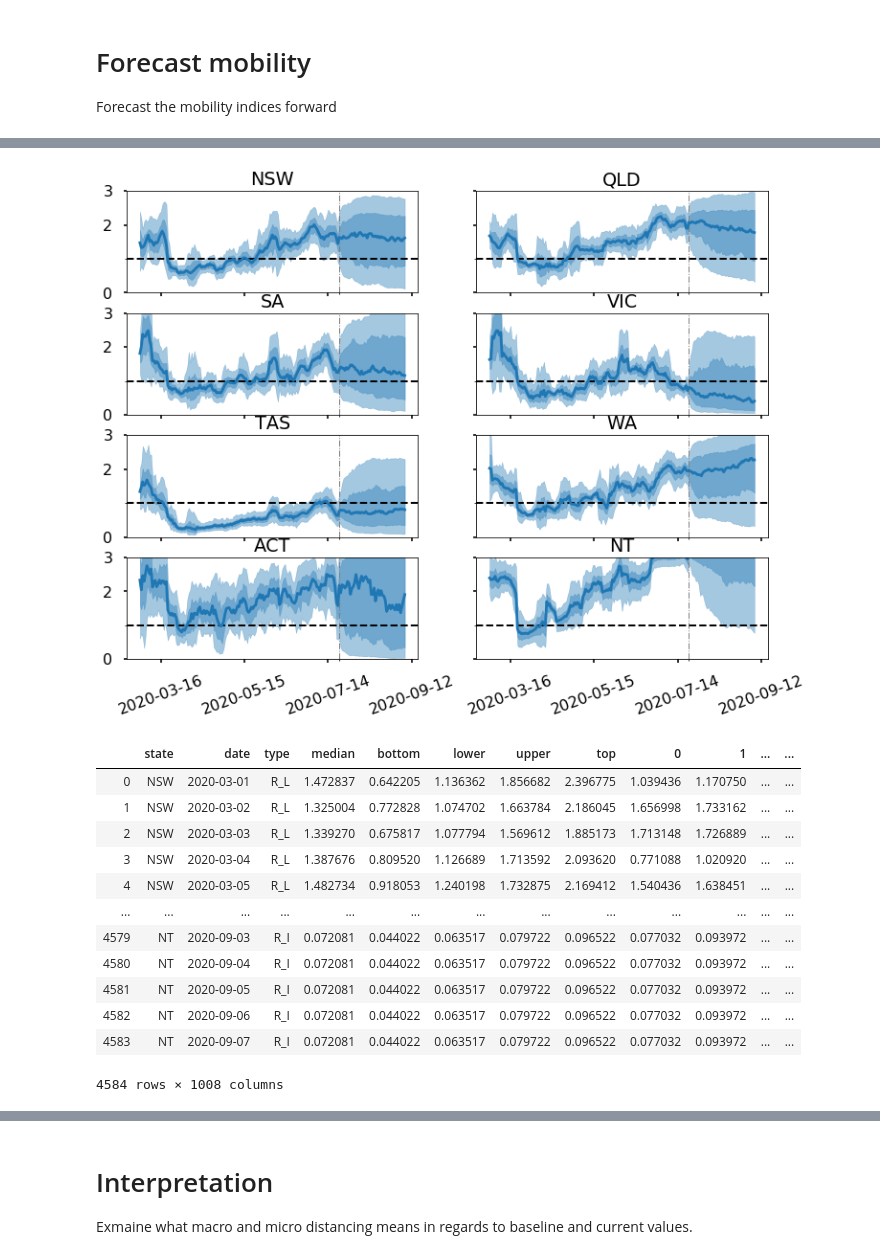
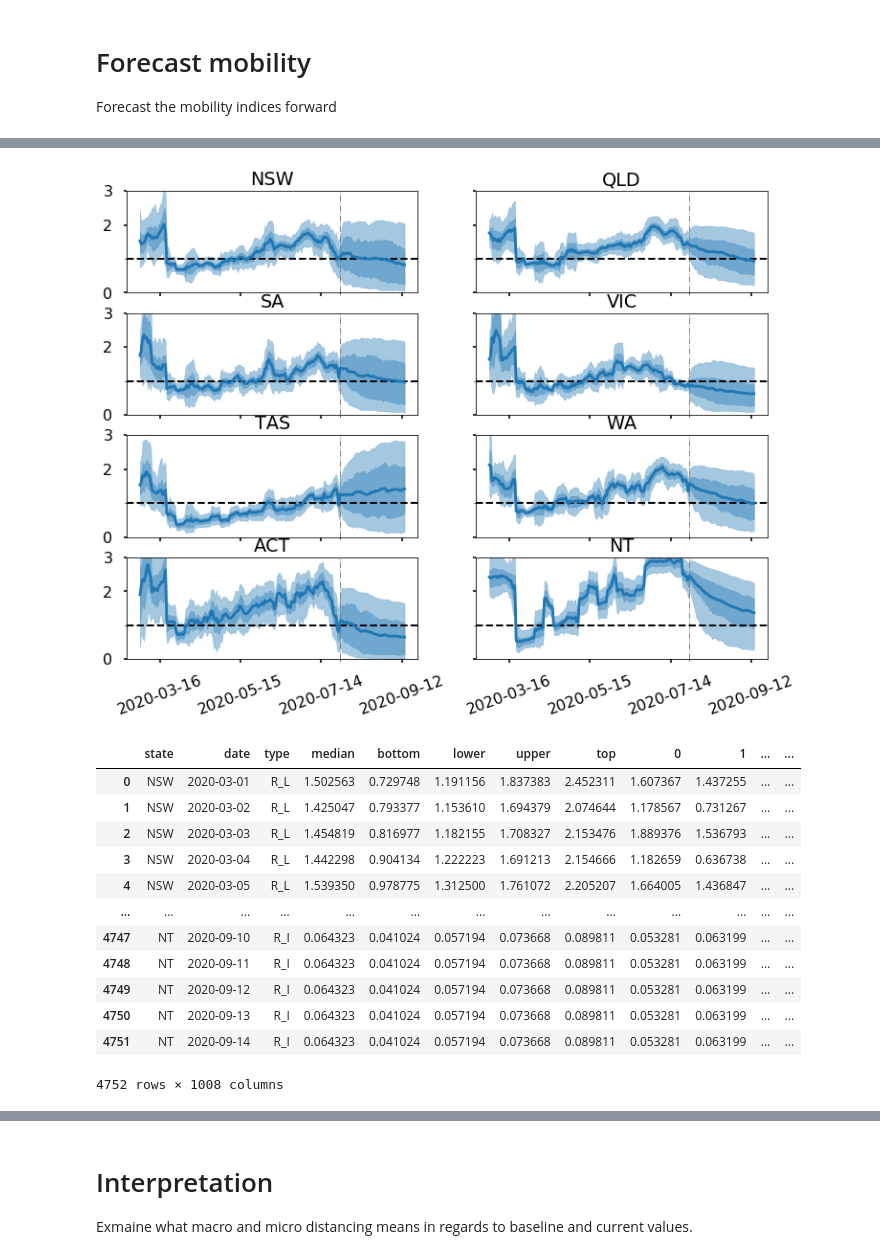
Before and after one commit to tdennisliu/covid19-forecasting-aus, a Jupyter notebook: model/forecast.ipynb, the cells around one changed output, grey strips where cells are left out. Drawn from its saved outputs; the diff is of its cells as text; code cells hidden in the pictures.

```diff
--- a/model/forecast.ipynb
+++ b/model/forecast.ipynb
@@ -65,7 +65,7 @@ def read_in_google(Aus_only=True,local=False,moving=False):
     print("Last Google date is "+ str(df.date.values[-1]) )
     return df
 
-def read_in_posterior(date='2020-07-18'):
+def read_in_posterior(date='2020-07-30'):
     """
     read in samples from posterior from inference
     """
@@ -100,7 +100,7 @@ Last Google date is 2020-07-21T00:00:00.000000000
 surveys = pd.read_csv("../data/md/Barometer wave 1 to 10.csv",parse_dates = ['date'])
 surveys = surveys.append(pd.read_csv("../data/md/Barometer wave 11 complience.csv",parse_dates=['date'])) #they spelt compliance wrong??
 
-for i in range(12,17):
+for i in range(12,19):
     surveys = surveys.append(pd.read_csv("../data/md/Barometer wave "+str(i)+" compliance.csv",parse_dates=['date']))
 
 surveys.loc[surveys.state!='ACT','state'] = surveys.loc[surveys.state!='ACT','state'].map(states_initials).fillna(surveys.loc[surveys.state!='ACT','state'])
@@ -111,7 +111,8 @@ always =surveys.loc[surveys.response=='Always'].set_index(["state",'date'])
 always = always.unstack(['state'])
 
 #fill in date range
-idx = pd.date_range('2020-03-01','2020-07-27')
+
+idx = pd.date_range('2020-03-01',pd.to_datetime("today"))
 
 always = always.reindex(idx, fill_value=np.nan)
 
@@ -701,35 +704,35 @@ To retain the current behavior and silence the warning, pass 'sort=True'.
 # %%
 fig, ax = plt.subplots(figsize=(12,9), nrows=4,ncols=2,sharex=True, sharey=True)
 
 plt.locator_params(axis='x',nbins=2)
 for i,state in enumerate(plot_states):
 
     row = i//2
     col = i%2
 
     plot_df = df_Rhats.loc[(df_Rhats.state==state)& (df_Rhats.type=='R_L')]
 
-    ax[row,col].plot(plot_df.date, plot_df['median'])
+    ax[row,col].plot(plot_df.date, plot_df['mean'])
 
     ax[row,col].fill_between( plot_df.date, plot_df['lower'],plot_df['upper'],alpha=0.4,color='C0')
     ax[row,col].fill_between( plot_df.date, plot_df['bottom'],plot_df['top'],alpha=0.4,color='C0')
 
     ax[row,col].tick_params('x',rotation=20)
     ax[row,col].xaxis.set_major_locator(plt.MaxNLocator(4))
     ax[row,col].set_title(state)
     ax[row,col].set_yticks([1],minor=True,)
     ax[row,col].set_yticks([0,2,3],minor=False)
     ax[row,col].set_yticklabels([0,2,3],minor=False)
     ax[row,col].yaxis.grid(which='minor',linestyle='--',color='black',linewidth=2)
     ax[row,col].set_ylim((0,3))
 
     ax[row,col].set_xticks([plot_df.date.values[-n_forecast]],minor=True,)
     ax[row,col].xaxis.grid(which='minor', linestyle='-.',color='grey', linewidth=1)
 #fig.autofmt_xdate()
 plt.savefig("../figs/soc_mob_R_L_hats.pdf")
 plt.show()
 # %% [output]
-[figure, old version]
+[figure, new version]
 # %%
 df_Rhats = df_Rhats[['state','date','type','median','bottom','lower','upper','top']+[i for i in range(1000)]
                     #+[3*i+mob_samples*i for i in range(mob_samples)]
@@ -738,18 +741,18 @@ df_Rhats.columns = ['state','date','type','median','bottom','lower','upper','top
 df_Rhats
 # %% [output]
 |  | state | date | type | median | bottom | lower | upper | top | 0 | 1 | ... | ... |
-| 0 | NSW | 2020-03-01 | R_L | 1.472837 | 0.642205 | 1.136362 | 1.856682 | 2.396775 | 1.039436 | 1.170750 | ... | ... |
-| 1 | NSW | 2020-03-02 | R_L | 1.325004 | 0.772828 | 1.074702 | 1.663784 | 2.186045 | 1.656998 | 1.733162 | ... | ... |
-| 2 | NSW | 2020-03-03 | R_L | 1.339270 | 0.675817 | 1.077794 | 1.569612 | 1.885173 | 1.713148 | 1.726889 | ... | ... |
-| 3 | NSW | 2020-03-04 | R_L | 1.387676 | 0.809520 | 1.126689 | 1.713592 | 2.093620 | 0.771088 | 1.020920 | ... | ... |
-| 4 | NSW | 2020-03-05 | R_L | 1.482734 | 0.918053 | 1.240198 | 1.732875 | 2.169412 | 1.540436 | 1.638451 | ... | ... |
+| 0 | NSW | 2020-03-01 | R_L | 1.502563 | 0.729748 | 1.191156 | 1.837383 | 2.452311 | 1.607367 | 1.437255 | ... | ... |
+| 1 | NSW | 2020-03-02 | R_L | 1.425047 | 0.793377 | 1.153610 | 1.694379 | 2.074644 | 1.178567 | 0.731267 | ... | ... |
+| 2 | NSW | 2020-03-03 | R_L | 1.454819 | 0.816977 | 1.182155 | 1.708327 | 2.153476 | 1.889376 | 1.536793 | ... | ... |
+| 3 | NSW | 2020-03-04 | R_L | 1.442298 | 0.904134 | 1.222223 | 1.691213 | 2.154666 | 1.182659 | 0.636738 | ... | ... |
+| 4 | NSW | 2020-03-05 | R_L | 1.539350 | 0.978775 | 1.312500 | 1.761072 | 2.205207 | 1.664005 | 1.436847 | ... | ... |
 | ... | ... | ... | ... | ... | ... | ... | ... | ... | ... | ... | ... | ... |
-| 4579 | NT | 2020-09-03 | R_I | 0.072081 | 0.044022 | 0.063517 | 0.079722 | 0.096522 | 0.077032 | 0.093972 | ... | ... |
-| 4580 | NT | 2020-09-04 | R_I | 0.072081 | 0.044022 | 0.063517 | 0.079722 | 0.096522 | 0.077032 | 0.093972 | ... | ... |
-| 4581 | NT | 2020-09-05 | R_I | 0.072081 | 0.044022 | 0.063517 | 0.079722 | 0.096522 | 0.077032 | 0.093972 | ... | ... |
-| 4582 | NT | 2020-09-06 | R_I | 0.072081 | 0.044022 | 0.063517 | 0.079722 | 0.096522 | 0.077032 | 0.093972 | ... | ... |
-| 4583 | NT | 2020-09-07 | R_I | 0.072081 | 0.044022 | 0.063517 | 0.079722 | 0.096522 | 0.077032 | 0.093972 | ... | ... |
+| 4747 | NT | 2020-09-10 | R_I | 0.064323 | 0.041024 | 0.057194 | 0.073668 | 0.089811 | 0.053281 | 0.063199 | ... | ... |
+| 4748 | NT | 2020-09-11 | R_I | 0.064323 | 0.041024 | 0.057194 | 0.073668 | 0.089811 | 0.053281 | 0.063199 | ... | ... |
+| 4749 | NT | 2020-09-12 | R_I | 0.064323 | 0.041024 | 0.057194 | 0.073668 | 0.089811 | 0.053281 | 0.063199 | ... | ... |
+| 4750 | NT | 2020-09-13 | R_I | 0.064323 | 0.041024 | 0.057194 | 0.073668 | 0.089811 | 0.053281 | 0.063199 | ... | ... |
+| 4751 | NT | 2020-09-14 | R_I | 0.064323 | 0.041024 | 0.057194 | 0.073668 | 0.089811 | 0.053281 | 0.063199 | ... | ... |
-4584 rows × 1008 columns
+4752 rows × 1008 columns
 # %%
 from datetime import datetime
 today = datetime.strftime(datetime.today(),format='%Y-%m-%d')
```
Also changed, not shown: parts of 13 cells of this notebook, 2 other files.
